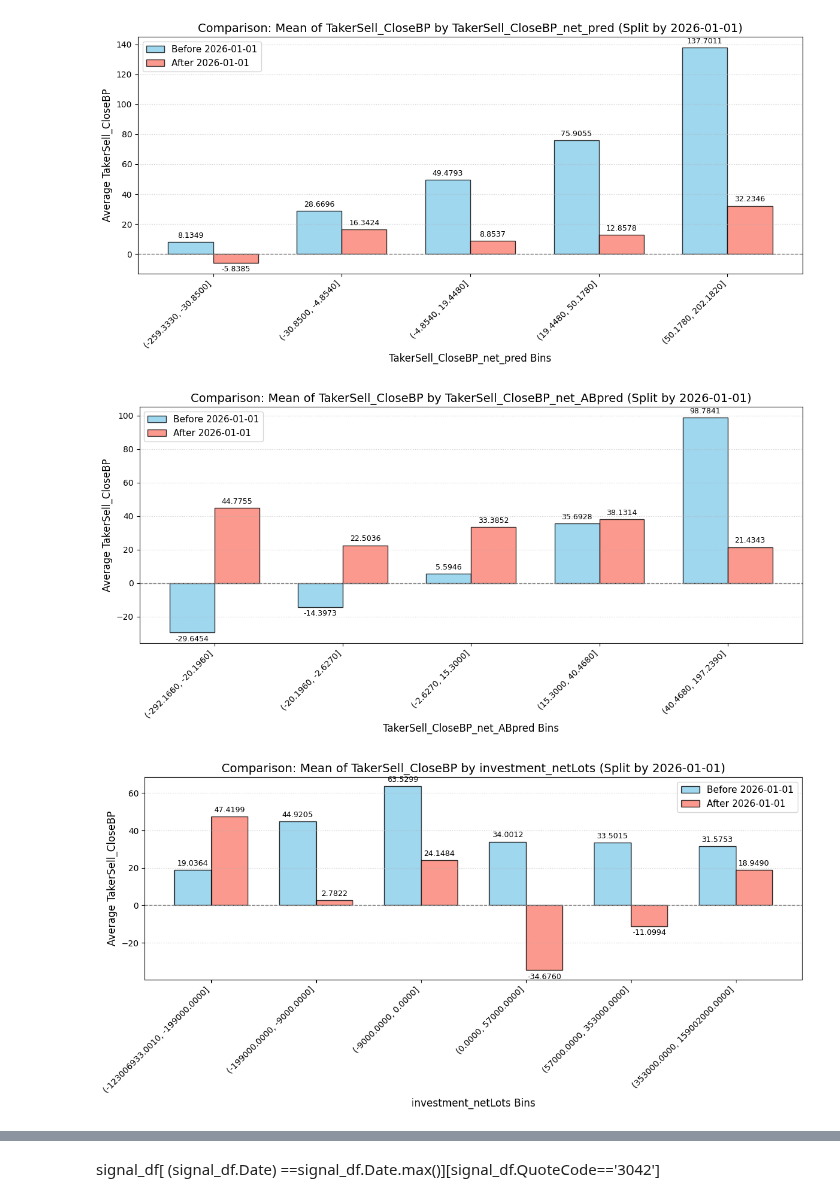
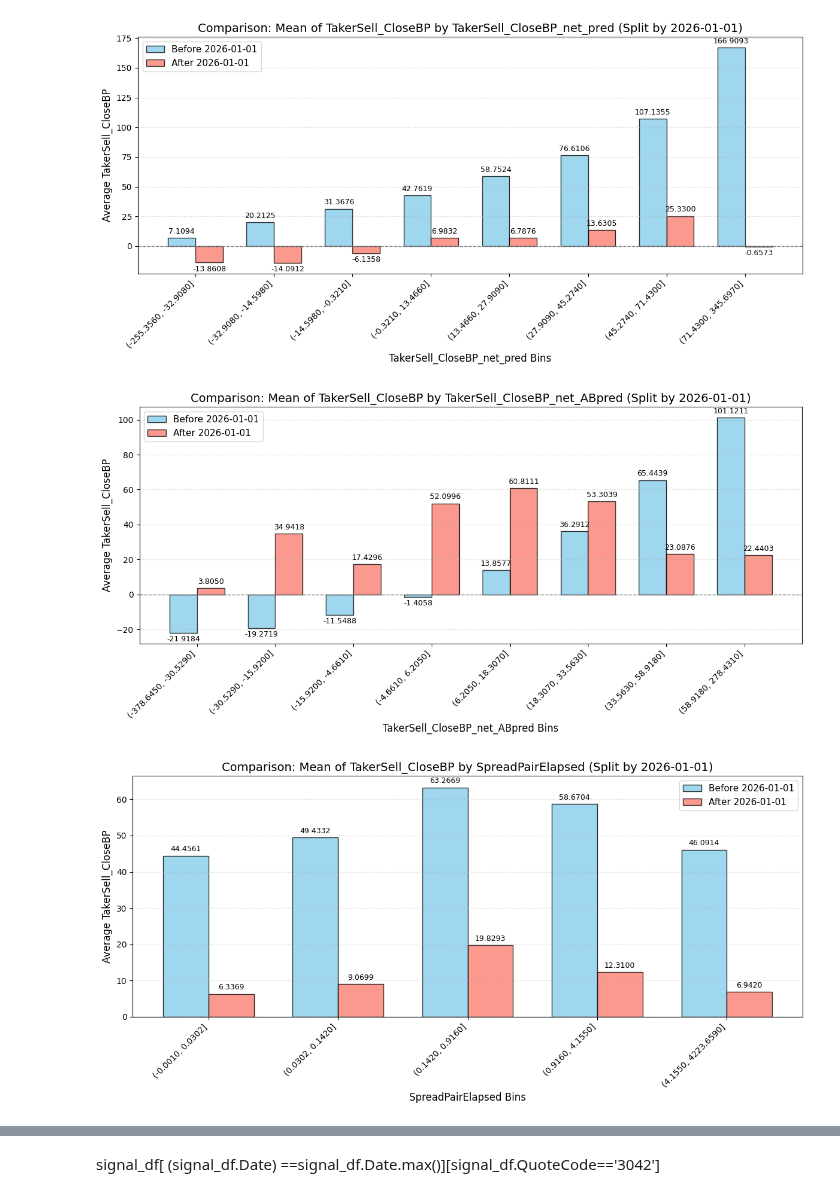
Before and after one commit to knjo/timeSeriesResearch, a Jupyter notebook: negFillResearch_model.ipynb, the cells around one changed output, grey strips where cells are left out. Drawn from its saved outputs; the diff is of its cells as text; code cells hidden in the pictures.

Commit message:
<Sync> keep plot param

```diff
--- a/negFillResearch_model.ipynb
+++ b/negFillResearch_model.ipynb
@@ -107,14 +117,5 @@ signal_df['TakerSell_CloseBP_net'] = signal_df.TakerSell_CloseBP - signal_df.gro
 # signal_df['TakerSell_CloseBP_net'] = signal_df.TakerSell_CloseBP - signal_df.groupby(['Date','QuoteCode']).TakerSell_CloseBP.transform('mean')#.clip(lower=-130, upper=130)
 # signal_df['TakerSell_CloseBP_net'] = signal_df.TakerSell_CloseBP - signal_df.groupby(['Date']).TakerSell_CloseBP.transform('mean')
-# %%
-daily_market_mean = (
-    signal_df.groupby(['Date', 'QuoteCode'])['TakerSell_CloseBP'].mean()  # 確保每檔股票每日只有一筆，等權重
-    .groupby('Date').mean()                                               # 算全市場每日平均
-)
-# 2. 計算過去 20 天滾動平均，並用 .shift(1) 往後退一天 (避免使用到當天未來的收盤結果)
-rolling_20d_market_mean = daily_market_mean.rolling(window=20).mean().shift(1)
-# 3. 透過 'Date' 欄位，將算好的每一天市場平均，完美 map 回每一個 Tick 上！
-signal_df['20day_marketBeta'] = signal_df['Date'].map(rolling_20d_market_mean)
 # %%
 import pandas as pd
 import json
@@ -152,7 +153,8 @@ day_columns = ['dealer_hedging_netLots', 'dealer_netLots', 'foreign_dealer_netLo
 feature = based_columns + feature_columns + cross_columns + day_columns
 label = 'TakerSell_CloseBP_net'
 
-feature_columns = ['ToLow', 'ToHigh', 'Low_High', 'ToRef', 'ToOpen', 'B1_A1B1', 'RemainSeconds']
+feature_columns = ['ToLow', 'ToHigh', 'Low_High', 'ToRef', 'ToOpen', 'B1_A1B1', 'RemainSeconds', 'SpreadPairElapsed'] #
+day_columns = ['foreign_netLots', 'investment_netLots','margin_netLots','turnover_rate','hft_strick_makerSpreadBP','hft_strick_participation','hft_participation','big_sell_ToCloseBP']
 # %%
 for c in feature_columns :
     signal_df[c] = signal_df[c].round(6)
@@ -163,6 +168,6 @@ signal_df_keep = signal_df.copy()
 # %%
-# result_100 = train_and_predict_ridge_rolling(signal_df[signal_df.BidPrice1 < 100], feature_columns , label, n_training_days=60, feature_screening=True, alpha=0.1 , max_position_per_stock = 500)
-#signal_df = pd.concat([result['df'] , result_100['df']]).sort_values(['Date', 'QuoteCode', 'TransTime']).reset_index(drop=True)
+# day_columns = []
 # result = train_and_predict_ridge_rolling(signal_df[:], feature_columns , label, n_training_days=60, feature_screening=True, alpha=0.1 , max_position_per_stock = 500)
-result = train_and_predict_ridge_rolling(signal_df[:], feature_columns , label, forced_masks = ['isInvestBuy'] ,n_training_days=60, feature_screening=True, alpha=0.1 , max_position_per_stock = 500)
+result = train_and_predict_ridge_rolling(signal_df[:], feature_columns , label,  n_training_days=20,  day_features= day_columns, feature_screening=True, alpha=0.1 , max_position_per_stock = 500)
+# result = train_and_predict_ridge_rolling(signal_df[:], feature_columns , label, forced_masks = ['isInvestBuy'] ,n_training_days=60, feature_screening=True, alpha=0.1 ,condition_weight=3.0,  max_position_per_stock = 500)
 # %% [output]
@@ -217,5 +230,10 @@ result = train_and_predict_ridge_rolling(signal_df[:], feature_columns , label,
 ✅ 平行 Rolling 更新預測完成！
 # %%
 screening_log = result['screening_log']   # {日期: [被選中的特徵名]}
+coeff_log = result['coeff_log']           # {日期: {normal_coeff, normal_std_coeff, ...}}day_features= day_columns, day_features= day_columns,
+signal_df = result['df']           # 原本的 DataFrameㄌ
+
+result = train_and_predict_ridge_rolling(signal_df[:], feature_columns , label+'M', n_training_days=20,  day_features= day_columns, feature_screening=True, alpha=0.1 , max_position_per_stock = 500)
+screening_log = result['screening_log']   # {日期: [被選中的特徵名]}
 coeff_log = result['coeff_log']           # {日期: {normal_coeff, normal_std_coeff, ...}}
-signal_df = result['df']           # 原本的 DataFrameㄌ
+signal_df = result['df']
@@ -318,13 +321,15 @@ The autoreload extension is already loaded. To reload it, use:
 # %%
-QcutAnalyzer.plot_qcut_analysis(signal_df.assign( TakerSell_CloseBP_net_pred = signal_df.TakerSell_CloseBP_net_pred + signal_df['20day_marketBeta'])[signal_df.isAbnormalDate == 0], 'TakerSell_CloseBP_net_pred', 'TakerSell_CloseBP', date_col='Date', split_date='2026-01-01')
+# QcutAnalyzer.plot_qcut_analysis(signal_df.assign( TakerSell_CloseBP_net_pred = signal_df.TakerSell_CloseBP_net_pred + signal_df['20day_marketBeta'])[signal_df.isAbnormalDate == 0], 'TakerSell_CloseBP_net_pred', 'TakerSell_CloseBP', date_col='Date', split_date='2026-01-01',  q= 8)
+QcutAnalyzer.plot_qcut_analysis(signal_df[signal_df.isAbnormalDate == 0], 'TakerSell_CloseBP_net_pred', 'TakerSell_CloseBP', date_col='Date', split_date='2026-01-01',  q= 8)
+# QcutAnalyzer.plot_qcut_analysis(signal_df[signal_df.isAbnormalDate == 0], 'TakerSell_CloseBP_net_pred', 'TakerSell_CloseBP', date_col='Date', split_date='2026-01-01',  q= 8)
 # %% [output]
-[figure, old version]
+[figure, new version]
 # %%
-QcutAnalyzer.plot_qcut_analysis(signal_df.assign( TakerSell_CloseBP_net_pred = signal_df.TakerSell_CloseBP_net_pred + signal_df['20day_marketBeta'])[signal_df.isAbnormalDate == 1], 'TakerSell_CloseBP_net_ABpred', 'TakerSell_CloseBP', date_col='Date', split_date='2026-01-01')
+QcutAnalyzer.plot_qcut_analysis(signal_df[signal_df.isAbnormalDate == 1], 'TakerSell_CloseBP_net_ABpred', 'TakerSell_CloseBP', date_col='Date', split_date='2026-01-01', q=8)
 # %% [output]
-[figure, old version]
+[figure, new version]
 # %%
-QcutAnalyzer.plot_qcut_analysis(signal_df, 'investment_netLots', 'TakerSell_CloseBP', date_col='Date', split_date='2026-01-01',q=10)
+QcutAnalyzer.plot_qcut_analysis(signal_df, 'SpreadPairElapsed', 'TakerSell_CloseBP', date_col='Date', split_date='2026-01-01',q=10)
 # %% [output]
-[figure, old version]
+[figure, new version]
 # %%
```
Also changed, not shown: parts of 36 cells of this notebook.
